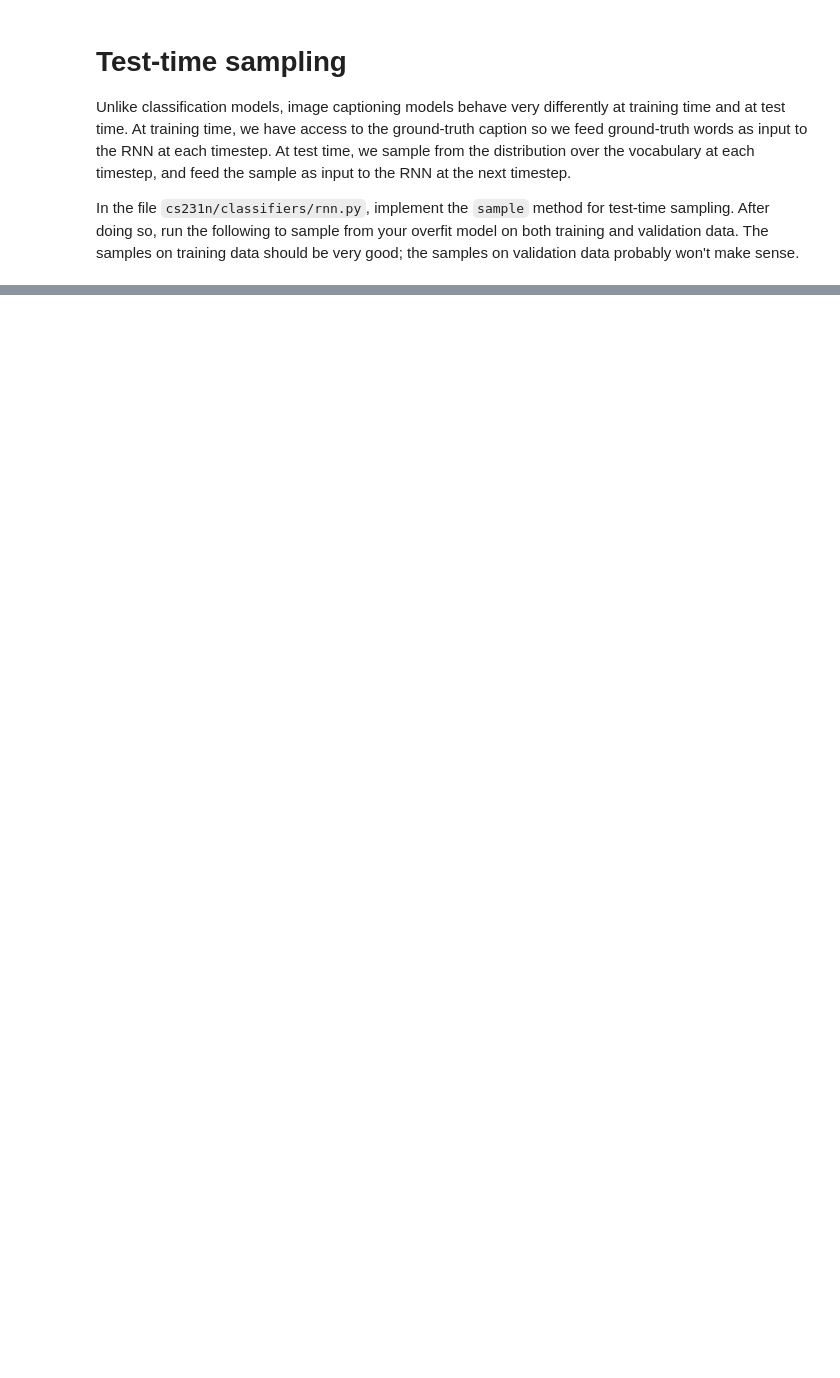
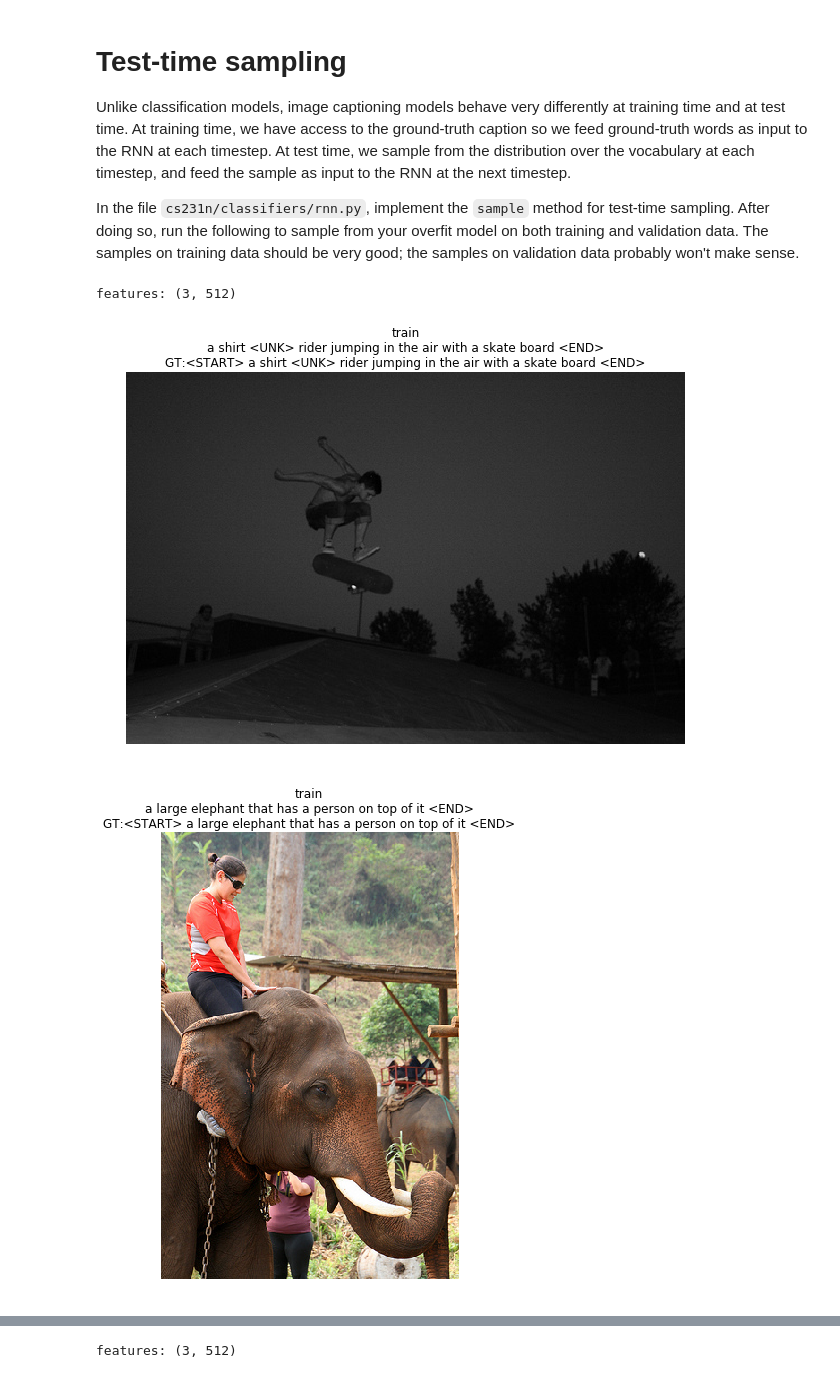
Before and after one commit to iamwilhelm/cs231n, a Jupyter notebook: assignment3/RNN_Captioning.ipynb, the cells around one changed output, grey strips where cells are left out. Cells and saved outputs as stored; diff of their text form; code cells hidden in the pictures; blank space fills up the shorter version.

```diff
--- a/assignment3/RNN_Captioning.ipynb
+++ b/assignment3/RNN_Captioning.ipynb
@@ -452,15 +474,19 @@ Unlike classification models, image captioning models behave very differently at
 In the file `cs231n/classifiers/rnn.py`, implement the `sample` method for test-time sampling. After doing so, run the following to sample from your overfit model on both training and validation data. The samples on training data should be very good; the samples on validation data probably won't make sense.
 # %%
 for split in ['train', 'val']:
-  minibatch = sample_coco_minibatch(small_data, split=split, batch_size=2)
+  minibatch = sample_coco_minibatch(small_data, split=split, batch_size=3)
   gt_captions, features, urls = minibatch
   gt_captions = decode_captions(gt_captions, data['idx_to_word'])
 
   sample_captions = small_rnn_model.sample(features)
   sample_captions = decode_captions(sample_captions, data['idx_to_word'])
 
   for gt_caption, sample_caption, url in zip(gt_captions, sample_captions, urls):
     plt.imshow(image_from_url(url))
     plt.title('%s\n%s\nGT:%s' % (split, sample_caption, gt_caption))
     plt.axis('off')
     plt.show()
+# %% [output]
+features: (3, 512)
+[figure, added]
+[figure, added]
@@ -466,0 +494 @@ for split in ['train', 'val']:
+features: (3, 512)
```
Also changed, not shown: parts of 10 cells of this notebook, 2 other files.
